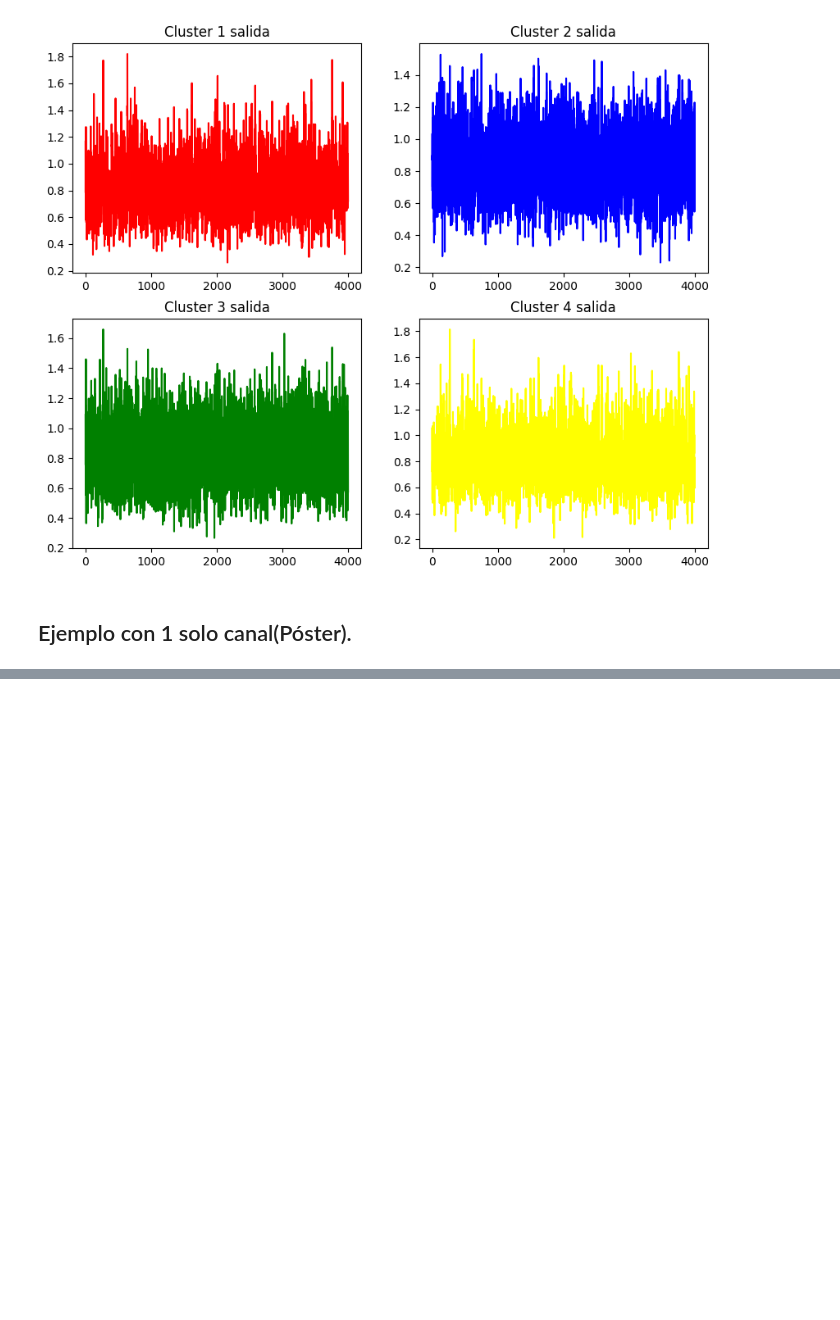
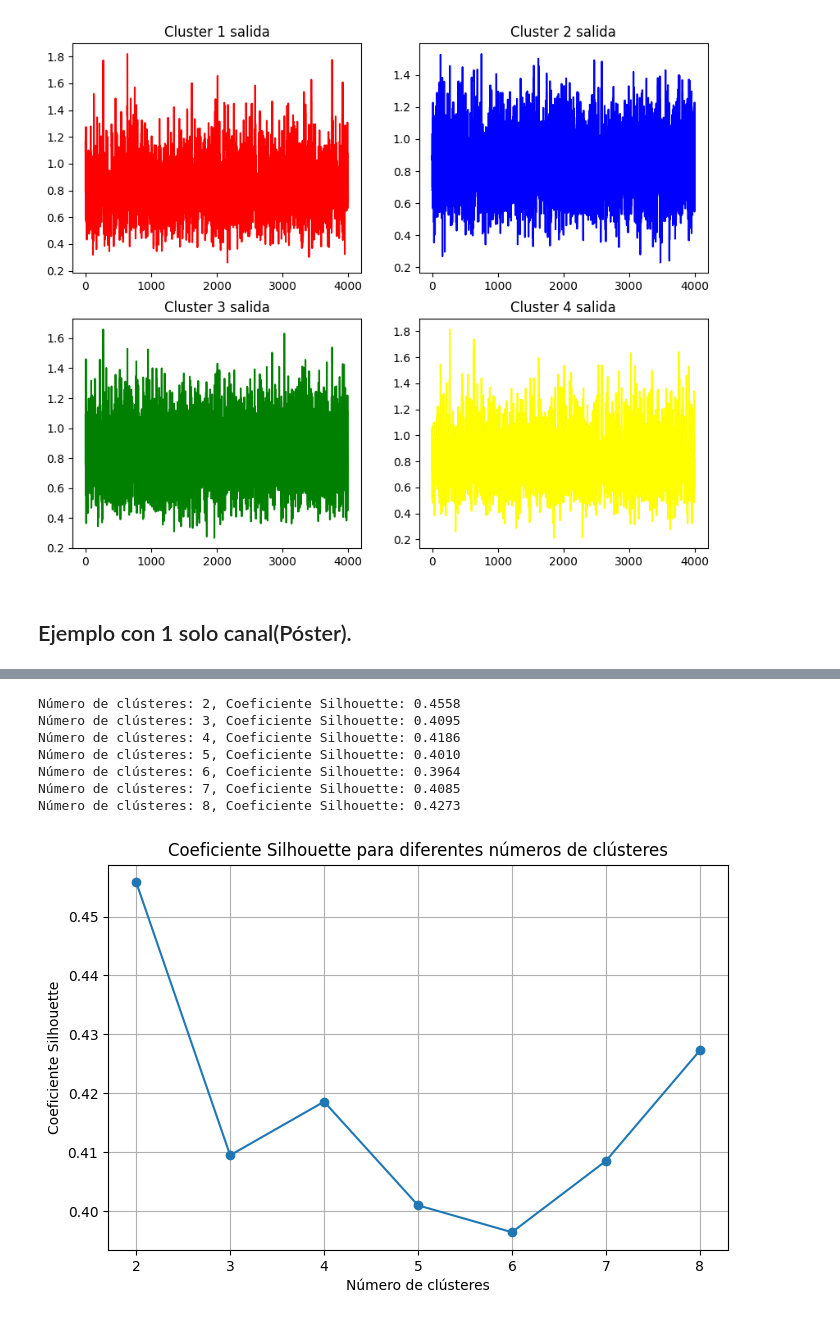
Before and after one commit to manuuuv/TFG, a Jupyter notebook: reservoir.ipynb, the cells around one changed output, grey strips where cells are left out. Saved outputs shown, nothing was run; the diff lists cells and outputs as text; code cells hidden in the pictures; blank space fills up the shorter version.

```diff
--- a/reservoir.ipynb
+++ b/reservoir.ipynb
@@ -342,0 +340,31 @@ plt.show()
+# %%
+silhouette_scores = []
+clusters_range = range(2, 9)  # Clústeres de 2 a 8
+labels_clusters = []
+
+for num_clusters in clusters_range:
+    kmeans = KMeans(n_clusters=num_clusters, random_state=0).fit(input_sequence.T)
+    labels = kmeans.labels_
+    labels_clusters.append(labels)
+    silhouette_avg = silhouette_score(input_sequence.T, labels)
+    silhouette_scores.append(silhouette_avg)
+    print(f'Número de clústeres: {num_clusters}, Coeficiente Silhouette: {silhouette_avg:.4f}')
+
+# Graficar los resultados
+plt.figure(figsize=(8, 5))
+plt.plot(clusters_range, silhouette_scores, marker='o')
+plt.title('Coeficiente Silhouette para diferentes números de clústeres')
+plt.xlabel('Número de clústeres')
+plt.ylabel('Coeficiente Silhouette')
+plt.xticks(clusters_range)
+plt.grid()
+plt.show()
+# %% [output]
+Número de clústeres: 2, Coeficiente Silhouette: 0.4558
+Número de clústeres: 3, Coeficiente Silhouette: 0.4095
+Número de clústeres: 4, Coeficiente Silhouette: 0.4186
+Número de clústeres: 5, Coeficiente Silhouette: 0.4010
+Número de clústeres: 6, Coeficiente Silhouette: 0.3964
+Número de clústeres: 7, Coeficiente Silhouette: 0.4085
+Número de clústeres: 8, Coeficiente Silhouette: 0.4273
+[figure, added]
```
Also changed, not shown: parts of 13 cells of this notebook.
